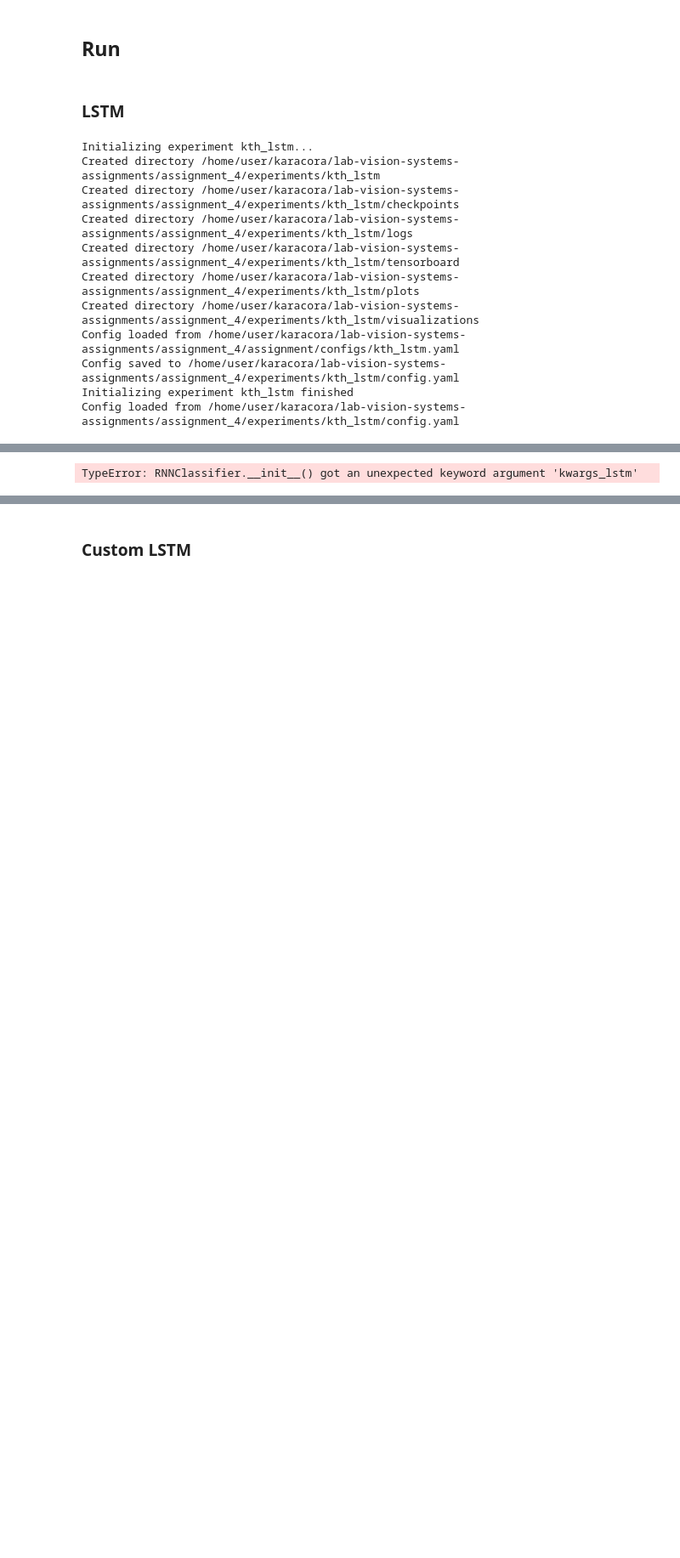
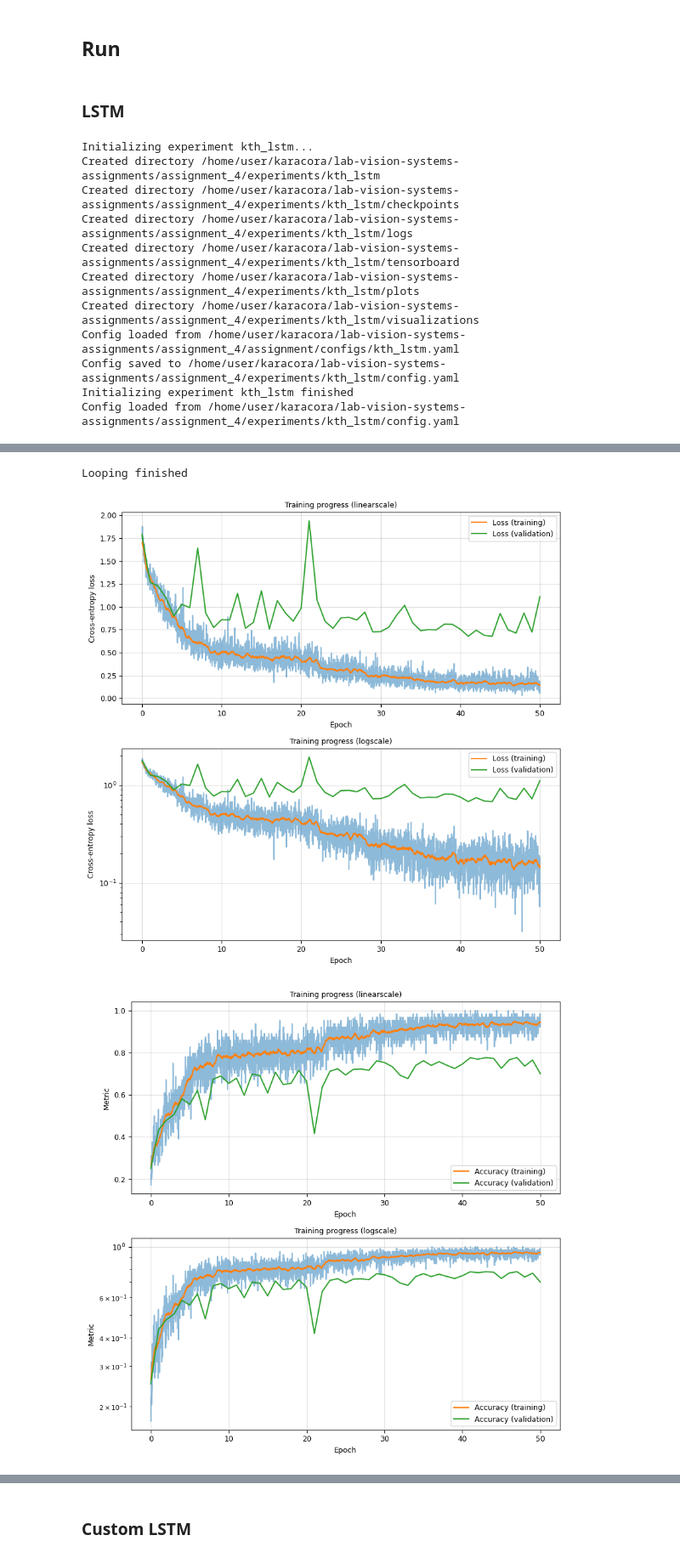
Before and after one commit to bertan-karacora/lab-vision-systems-assignments, a Jupyter notebook: assignment_4/assignment_4_run.ipynb, the cells around one changed output, grey strips where cells are left out. Shown at 85% size. Saved outputs shown, nothing was run; the diff lists cells and outputs as text; code cells hidden in the pictures; blank space fills up the shorter version.

```diff
--- a/assignment_4/assignment_4_run.ipynb
+++ b/assignment_4/assignment_4_run.ipynb
@@ -91,8 +113,8 @@ trainer.loop(config.TRAINING["num_epochs"])
 log = trainer.log
 
 path_plots = path_dir_exp_lstm / "plots"
-plot.plot_loss(log, path_save=path_plots / "Loss.pdf")
-plot.plot_metrics(log, path_save=path_plots / "Metrics.pdf")
+plot.plot_loss(log, path_save=path_plots / "Loss.png")
+plot.plot_metrics(log, path_save=path_plots / "Metrics.png")
 # %% [output]
 Setting up dataloaders...
 Train dataset
@@ -114,4 +136,6 @@ Setting up model...
-TypeError: RNNClassifier.__init__() got an unexpected keyword argument 'kwargs_lstm'
+Looping finished
+[figure, added]
+[figure, added]
 # %%
 _, model, _, _ = utils_checkpoints.load(path_dir_exp_lstm / "checkpoints" / "final.pth")
 
```
Also changed, not shown: parts of 23 cells of this notebook, 58 other files.
